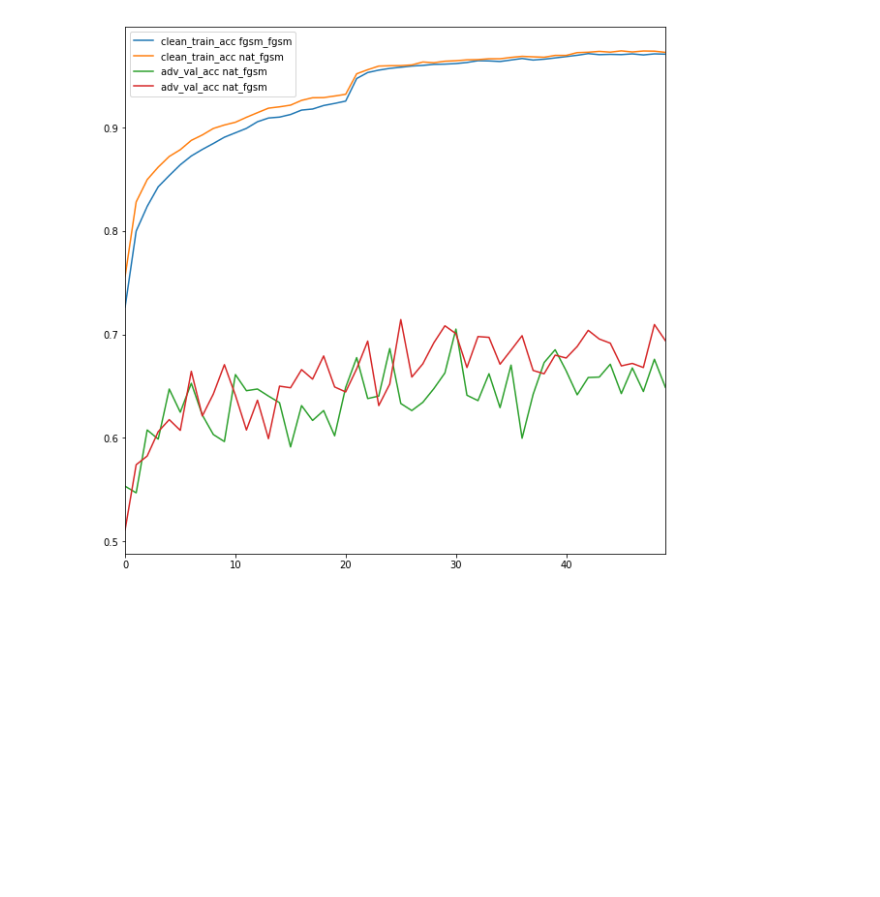
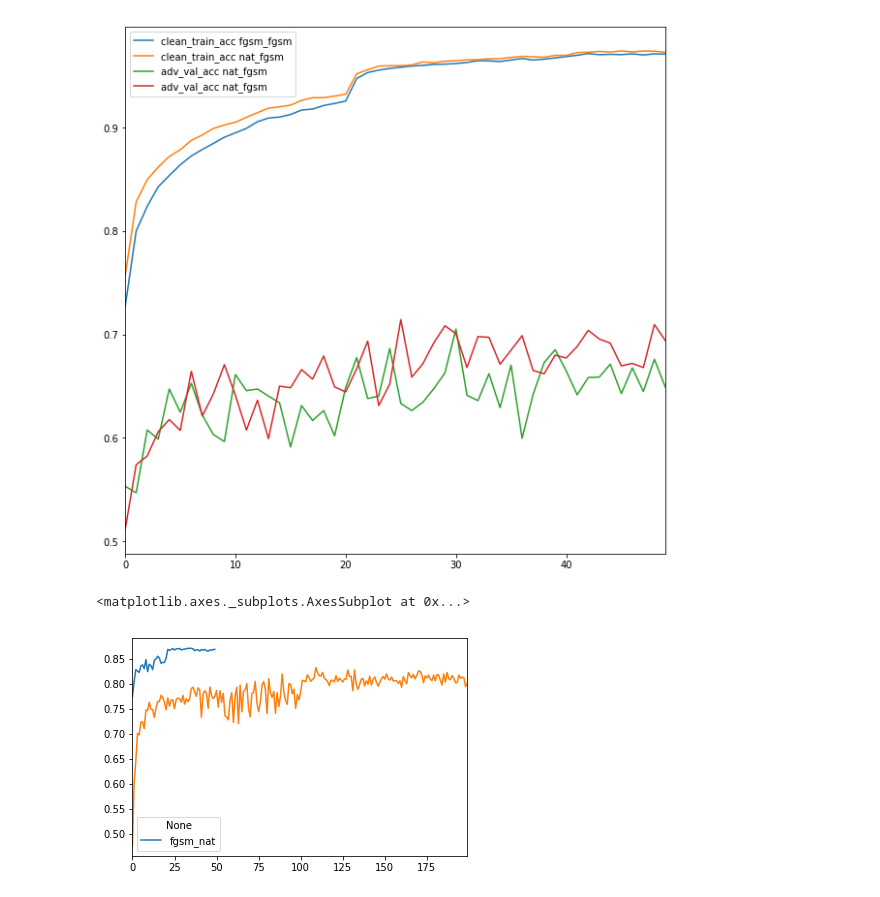
Before and after one commit to nanton96/An-Empirical-Evaluation-of-Adversarial-Robustness-under-Transfer-Learning, a Jupyter notebook: notebooks/Testing_Results_2.ipynb, the cells around one changed output. Cells and saved outputs as stored; diff of their text form; code cells hidden in the pictures; blank space fills up the shorter version.

```diff
--- a/notebooks/Testing_Results_2.ipynb
+++ b/notebooks/Testing_Results_2.ipynb
@@ -255,0 +259,8 @@ for
+# %%
+clean_validation_summary['transfer_densenet121_fgsm_nat'].plot(label = 'fgsm_nat')
+# adv_val_acc_summary['transfer_densenet121_fgsm_nat'].plot(label = 'nat fgsm')
+plt.legend()
+adv_val_acc_summary['densenet121_cifar10_fgsm'].plot(label = 'clean_train_acc fgsm_fgsm')
+# %% [output]
+<matplotlib.axes._subplots.AxesSubplot at 0x...>
+[figure, added]
```
Also changed, not shown: parts of 13 cells of this notebook, 4 other files.
